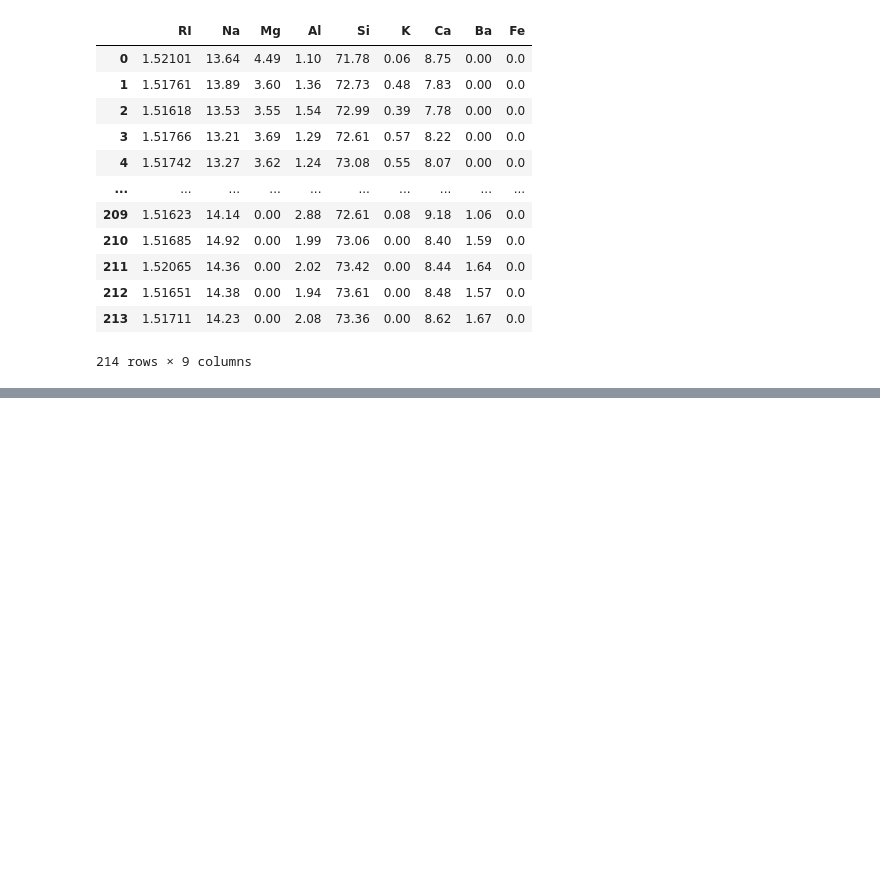
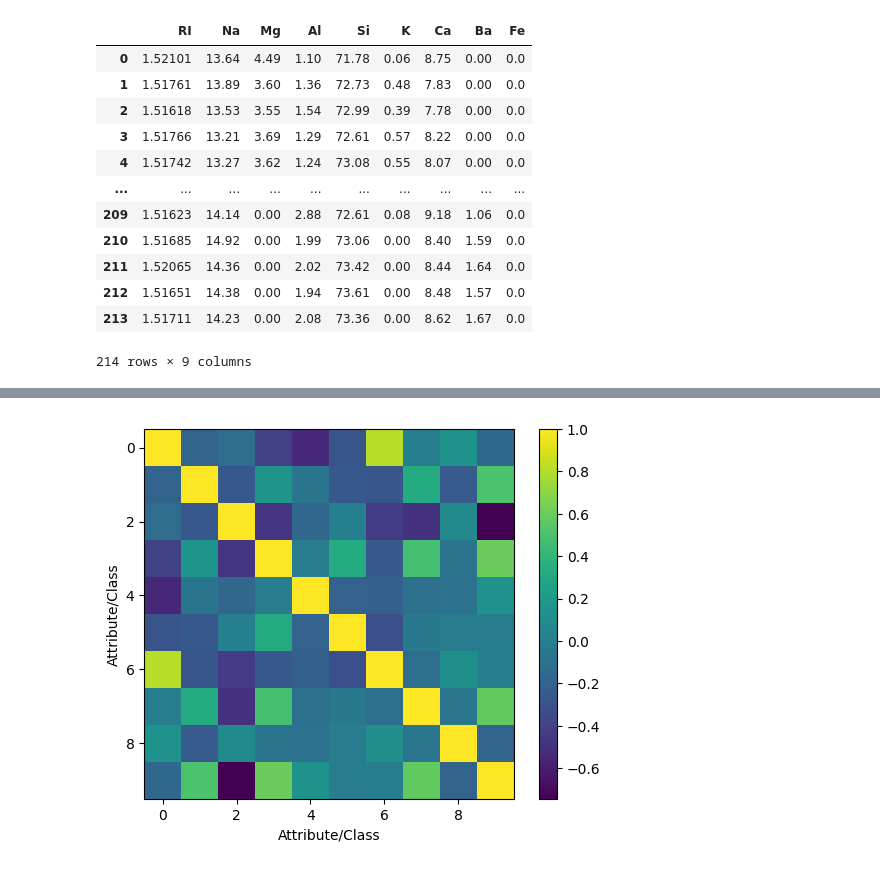
Before and after one commit to marijavrzhovska/ML, a Jupyter notebook: LAB1/glass_identification.ipynb, the cells around one changed output, grey strips where cells are left out. Cells and saved outputs as stored; diff of their text form; code cells hidden in the pictures; blank space fills up the shorter version.

```diff
--- a/LAB1/glass_identification.ipynb
+++ b/LAB1/glass_identification.ipynb
@@ -71,0 +202,27 @@ Y
+# %%
+# First, calculate Pearson correlation coefficients for all pairs of features
+for feature_i in range(number_of_features):
+    for feature_j in range(number_of_features):
+        corr, _ = stats.pearsonr(X.iloc[:, feature_i], X.iloc[:, feature_j])
+        correlation_matrix[feature_i][feature_j] = corr
+
+# Then, calculate Pearson correlation coefficients for each feature with the target variable
+for feature_i in range(number_of_features):
+    target_i = number_of_features
+    corr, _ = stats.pearsonr(X.iloc[:, feature_i], y)
+    correlation_matrix[feature_i][target_i] = corr
+    correlation_matrix[target_i][feature_i] = corr
+
+# Finally, calculate Pearson correlation coefficient for the target variable with itself (this is always 1)
+corr, _ = stats.pearsonr(y, y)
+correlation_matrix[target_i][target_i] = corr
+
+# Plotting the correlation matrix
+plt.figure()
+plt.imshow(correlation_matrix)
+plt.xlabel("Attribute/Class")
+plt.ylabel("Attribute/Class")
+plt.colorbar()
+plt.show()
+# %% [output]
+[figure, added]
```
Also changed, not shown: parts of 27 cells of this notebook.
